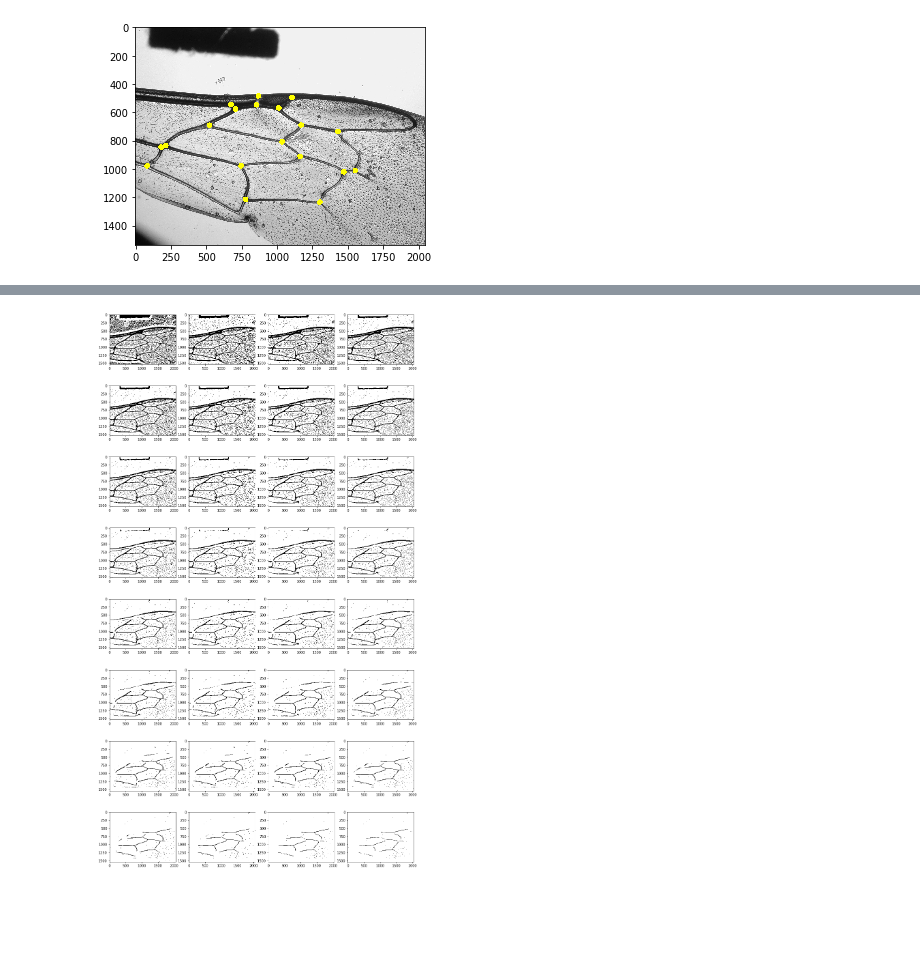
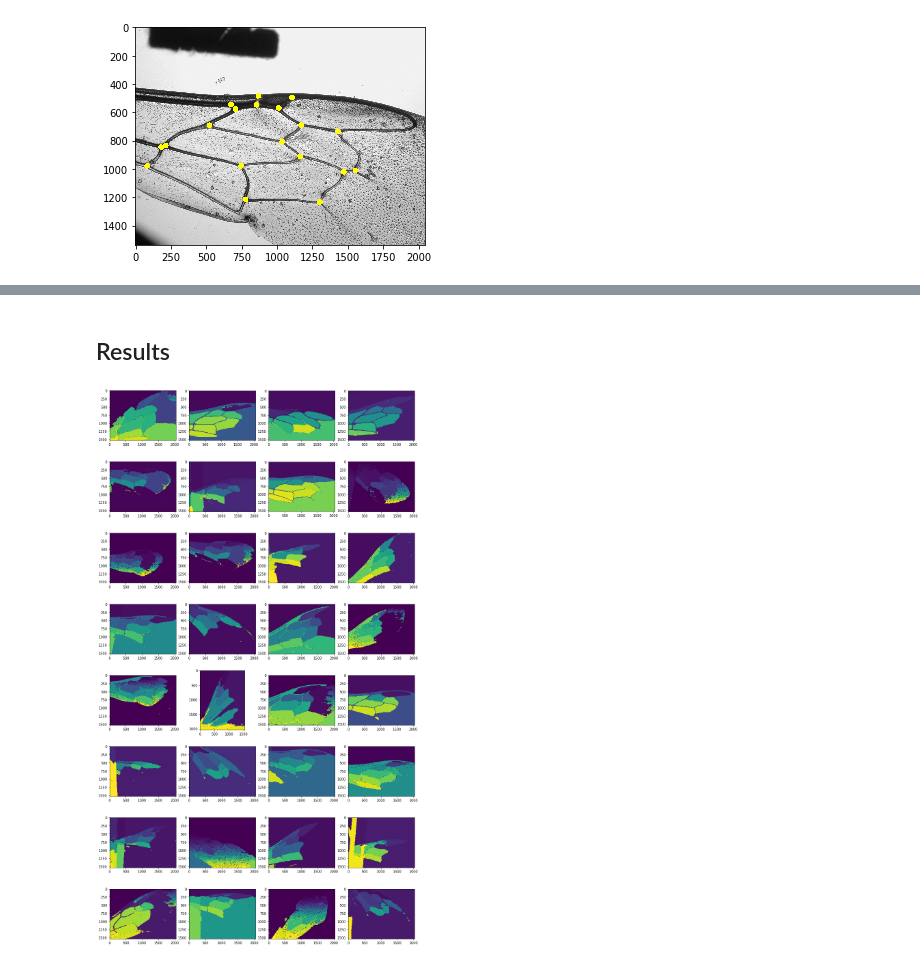
Before and after one commit to DaniGodin/BeeDetect, a Jupyter notebook: src/Alex_tests.ipynb, the cells around one changed output, grey strips where cells are left out. Drawn from its saved outputs; the diff is of its cells as text; code cells hidden in the pictures; blank space fills up the shorter version.

Commit message:
Use watershed on all images

```diff
--- a/src/Alex_tests.ipynb
+++ b/src/Alex_tests.ipynb
@@ -37,5 +39,5 @@ plt.imshow(draw_points(test_img, test_point))
 # %%
-img_gray = cv2.cvtColor(train_imgs[1], cv2.COLOR_BGR2GRAY)
-th3 = cv2.adaptiveThreshold(img_gray,255,cv2.ADAPTIVE_THRESH_GAUSSIAN_C,
-            cv2.THRESH_BINARY,179,28)
-plt.imshow(th3, cmap='gray')
+img = train_imgs[0].copy()
+gray = cv2.cvtColor(img, cv2.COLOR_BGR2GRAY)
+#th3 = cv2.adaptiveThreshold(gray,255,cv2.ADAPTIVE_THRESH_GAUSSIAN_C,cv2.THRESH_BINARY,179,28)
+ret, thresh = cv2.threshold(gray,0,255,cv2.THRESH_OTSU)
@@ -44,0 +68,3 @@ plt.imshow(th3, cmap='gray')
+# %%
+retval, markers = cv2.connectedComponents(opening)
+plt.imshow(markers, cmap='gray')
@@ -44,0 +76,3 @@ plt.imshow(th3, cmap='gray')
+# %%
+ws = cv2.watershed(img,markers)
+plt.imshow(ws)
@@ -45,10 +82,20 @@ plt.imshow(th3, cmap='gray')
+# %% [markdown]
+## Results
+# %%
+def process(img):
+    gray = cv2.cvtColor(img, cv2.COLOR_BGR2GRAY)
+    ret, thresh = cv2.threshold(gray,0,255,cv2.THRESH_OTSU)
+    kernel = np.ones((3,3),np.uint8)
+    opening = cv2.morphologyEx(thresh,cv2.MORPH_OPEN,kernel, iterations = 2)
+    retval, markers = cv2.connectedComponents(opening)
+    ws = cv2.watershed(img,markers)
+    return ws
 # %%
 fig=plt.figure(figsize=(16, 30))
 for i in range (0, 32):
-    binarized = cv2.adaptiveThreshold(img_gray, 255, cv2.ADAPTIVE_THRESH_GAUSSIAN_C,
-                                        cv2.THRESH_BINARY, 179, 3*i)
+    ws = process(train_imgs[i])
     fig.add_subplot(8, 4, i+1)
-    plt.imshow(binarized, cmap='gray')
+    plt.imshow(ws)
 plt.show()
 # %% [output]
-[figure, old version]
+[figure, new version]
```
Also changed, not shown: parts of 24 cells of this notebook.
